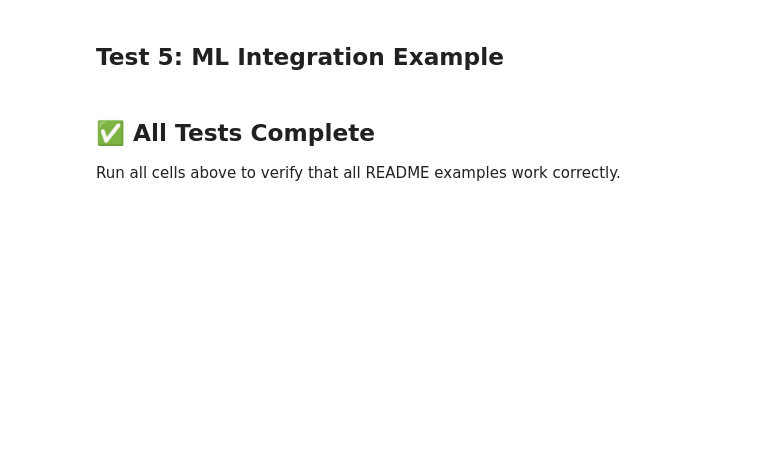
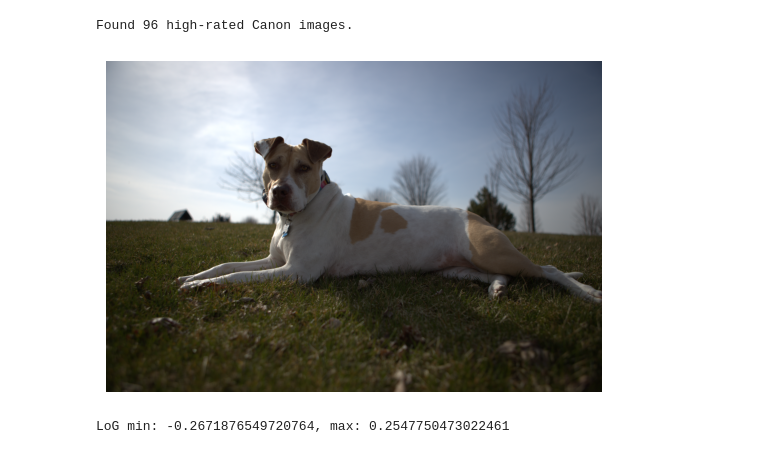
Before and after one commit to ericwait/home-media-ai, a Jupyter notebook: src/python/notebooks/sandbox.ipynb, the cells around one changed output. Drawn from its saved outputs; the diff is of its cells as text; code cells hidden in the pictures; blank space fills up the shorter version.

```diff
--- a/src/python/notebooks/sandbox.ipynb
+++ b/src/python/notebooks/sandbox.ipynb
@@ -230,2 +78,0 @@ print("\n✅ Test 4 PASSED\n")
-# %% [markdown]
-## Test 5: ML Integration Example
@@ -265,4 +79,8 @@ print("\n✅ Test 5 PASSED\n")
-# %% [markdown]
-## ✅ All Tests Complete
-
-Run all cells above to verify that all README examples work correctly.
+# %%
+from home_media_ai import MediaQuery, read_image_as_array
+
+query = MediaQuery()
+media = query.canon().rating_min(5).all()
+print(f"Found {len(media)} high-rated Canon images.")
+# %% [output]
+Found 96 high-rated Canon images.
@@ -268,0 +110,14 @@ Run all cells above to verify that all README examples work correctly.
+# %%
+im = media[2].read_as_array()
+im = im.astype(np.float32) / 65535.0
+plt.imshow(im)
+plt.axis('off')
+plt.show()
+# %% [output]
+[figure, added]
+# %%
+sigma = 1.0
+imL = Hydra.LoG(im, [sigma,sigma,0])
+print(f"LoG min: {imL.min()}, max: {imL.max()}")
+# %% [output]
+LoG min: -0.2671876549720764, max: 0.2547750473022461
```
Also changed, not shown: parts of 13 cells of this notebook, 7 other files.
